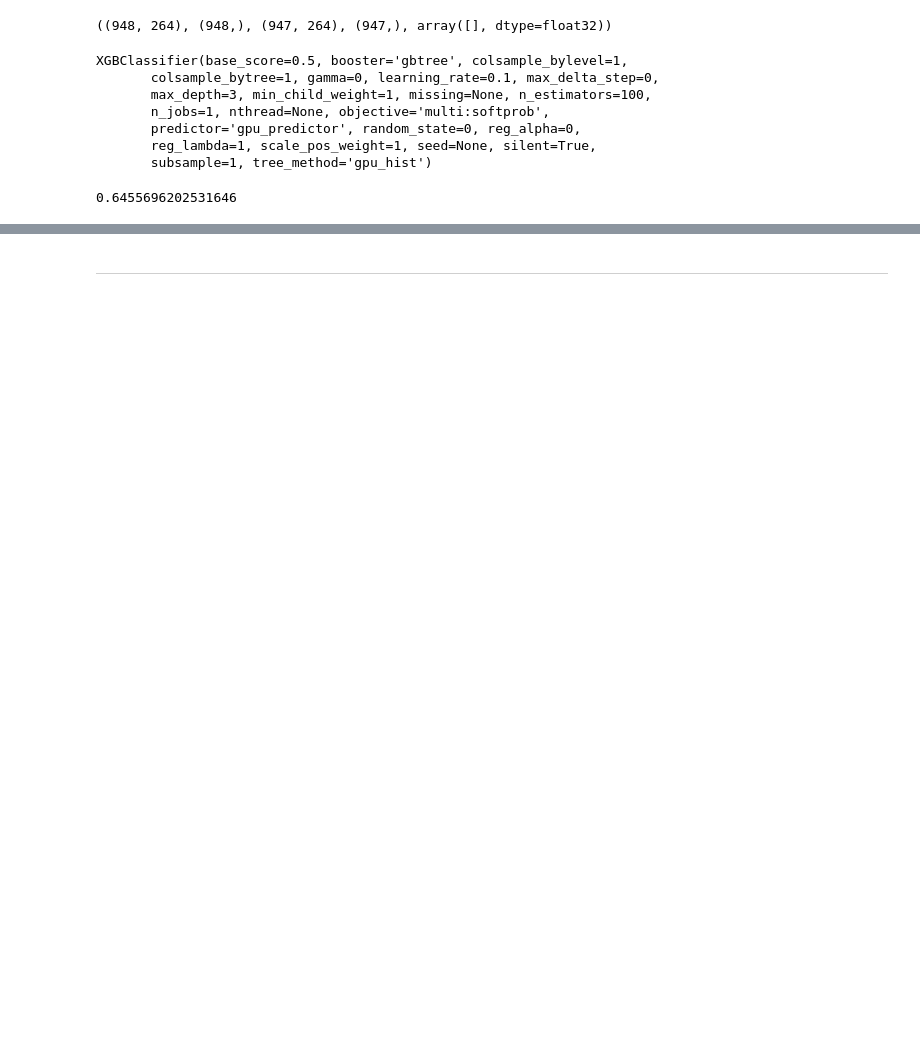
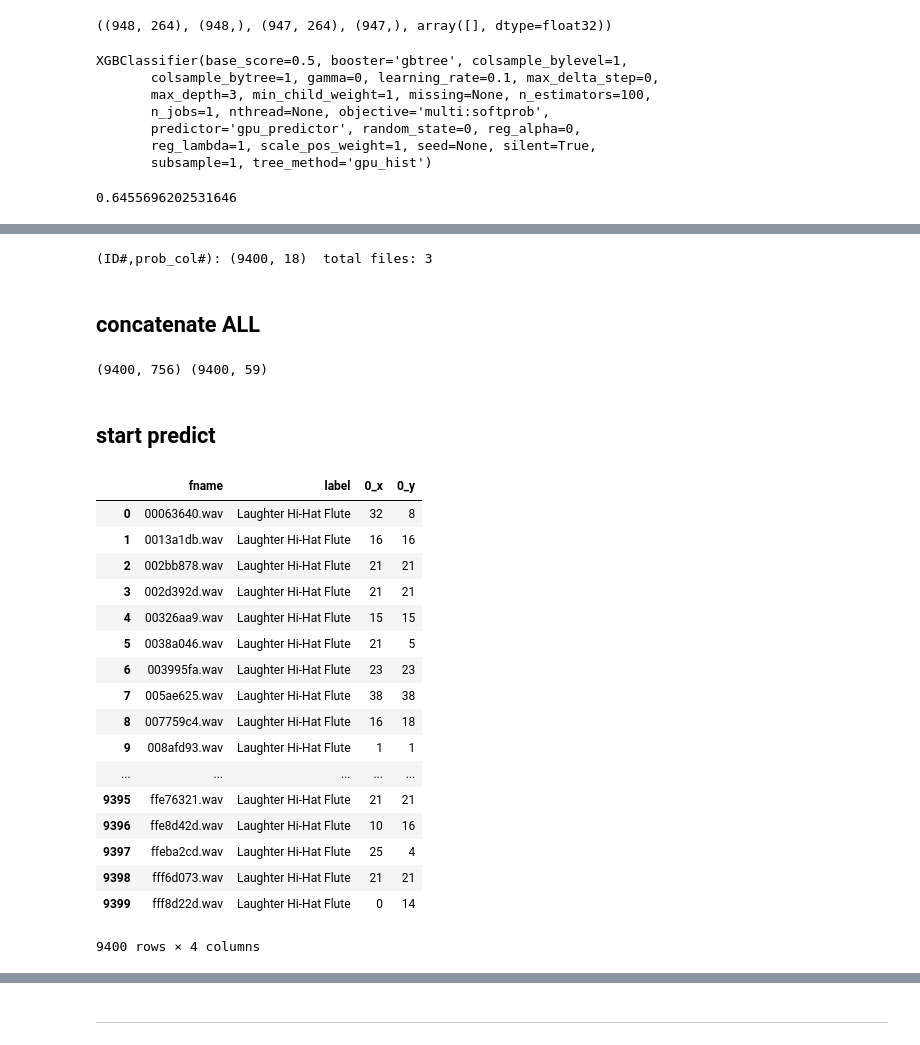
Before and after one commit to tychen5/Audio_Tagging_Challenge, a Jupyter notebook: leo/stacking.ipynb, the cells around one changed output, grey strips where cells are left out. Drawn from its saved outputs; the diff is of its cells as text; code cells hidden in the pictures; blank space fills up the shorter version.

```diff
--- a/leo/stacking.ipynb
+++ b/leo/stacking.ipynb
@@ -413,0 +1128,66 @@ xgb1.score(X_valid,Y_valid)
+# %%
+mfcc_pca = np.load('feature/mfcc/pca_rbf6/test_X_PCA.npy')
+fbank_pca = np.load('feature/fbank/pca/test_X_PCA.npy')
+raw_pca = np.load('feature/raw/pca/test_X_PCA.npy')
+test = pd.read_csv("data/sample_submission.csv")
+# test_Y = pd.read_csv('data/sample_submission.csv',names=['fname','label'],header=0)
+pcas = []
+pcas.append(mfcc_pca)
+pcas.append(fbank_pca)
+pcas.append(raw_pca)
+# %%
+for i,npy in enumerate(pcas):
+    npy = pd.DataFrame(npy)
+    npy = pd.merge(test,npy, how='left',left_index=True,right_index=True)
+#     npy = pd.merge(test_Y,npy,how='inner',on='fname')
+    npy = npy.drop(['fname','label'],axis=1)
+    if i==0:
+        pca_all = npy.values
+    else:
+        pca_all = np.concatenate((pca_all,npy.values),axis=1)
+print('(ID#,prob_col#):',pca_all.shape,' total files:',i+1)
+# %% [output]
+(ID#,prob_col#): (9400, 18)  total files: 3
+# %% [markdown]
+## concatenate ALL
+# %%
+test_X = np.concatenate((test_X,pca_all),axis=1)
+test_X2 = np.concatenate((test_X2,pca_all),axis=1)
+# train_Y = label
+print(test_X.shape,test_X2.shape)
+# %% [output]
+(9400, 756) (9400, 59)
+# %% [markdown]
+## start predict
+# %%
+vc = pickle.load(open('model/vc_738all_0.2.pkl','rb'))
+vc2 = pickle.load(open('model/vc_59all_0.2.pkl','rb'))
+ans1 = vc.predict(test_X)
+ans2 = vc2.predict(test_X2)
+# print(ans1)
+# %%
+dicts_ch = pickle.load(open('data/map_reverse.pkl','rb'))
+df_ans = pd.DataFrame(ans1)
+df_ans2 = pd.DataFrame(ans2)
+df_ans = pd.merge(test,df_ans,how='inner',left_index=True,right_index=True)
+df_ans = pd.merge(df_ans,df_ans2,how='inner',left_index=True,right_index=True)
+df_ans
+# %% [output]
+|  | fname | label | 0_x | 0_y |
+| 0 | 00063640.wav | Laughter Hi-Hat Flute | 32 | 8 |
+| 1 | 0013a1db.wav | Laughter Hi-Hat Flute | 16 | 16 |
+| 2 | 002bb878.wav | Laughter Hi-Hat Flute | 21 | 21 |
+| 3 | 002d392d.wav | Laughter Hi-Hat Flute | 21 | 21 |
+| 4 | 00326aa9.wav | Laughter Hi-Hat Flute | 15 | 15 |
+| 5 | 0038a046.wav | Laughter Hi-Hat Flute | 21 | 5 |
+| 6 | 003995fa.wav | Laughter Hi-Hat Flute | 23 | 23 |
+| 7 | 005ae625.wav | Laughter Hi-Hat Flute | 38 | 38 |
+| 8 | 007759c4.wav | Laughter Hi-Hat Flute | 16 | 18 |
+| 9 | 008afd93.wav | Laughter Hi-Hat Flute | 1 | 1 |
+| ... | ... | ... | ... | ... |
+| 9395 | ffe76321.wav | Laughter Hi-Hat Flute | 21 | 21 |
+| 9396 | ffe8d42d.wav | Laughter Hi-Hat Flute | 10 | 16 |
+| 9397 | ffeba2cd.wav | Laughter Hi-Hat Flute | 25 | 4 |
+| 9398 | fff6d073.wav | Laughter Hi-Hat Flute | 21 | 21 |
+| 9399 | fff8d22d.wav | Laughter Hi-Hat Flute | 0 | 14 |
+9400 rows × 4 columns
```
Also changed, not shown: parts of 33 cells of this notebook, 6 other files.
